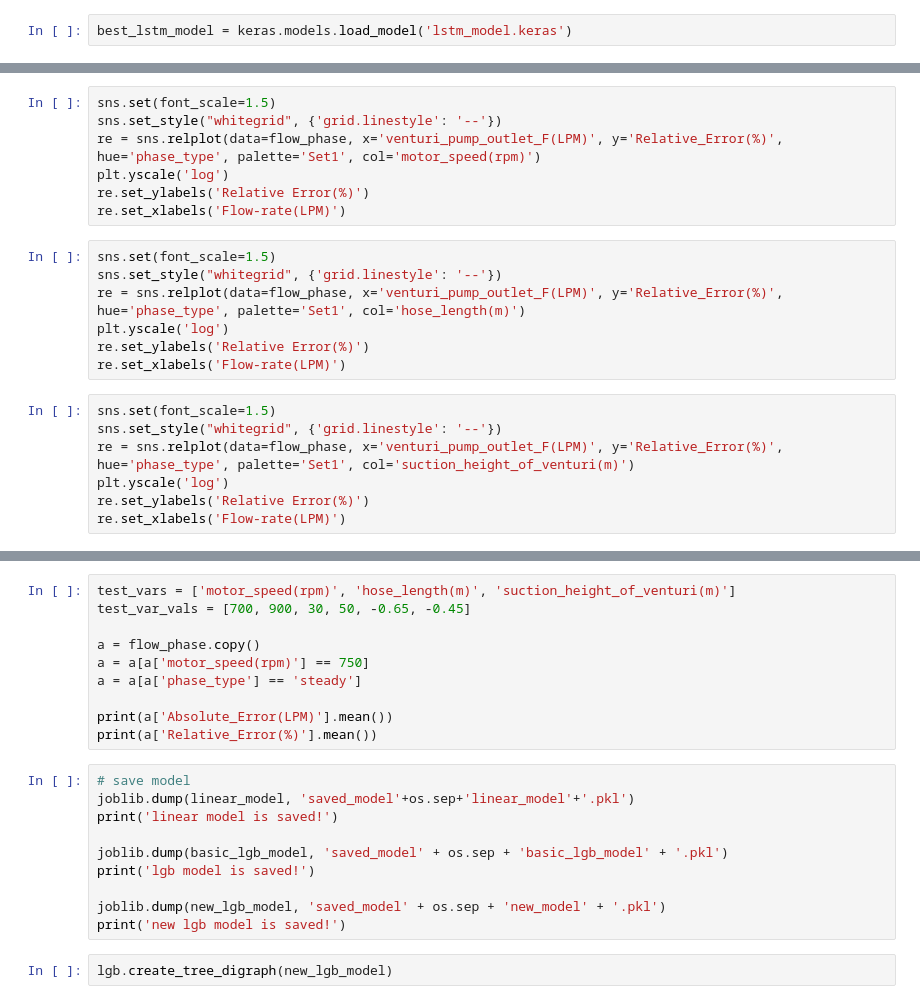
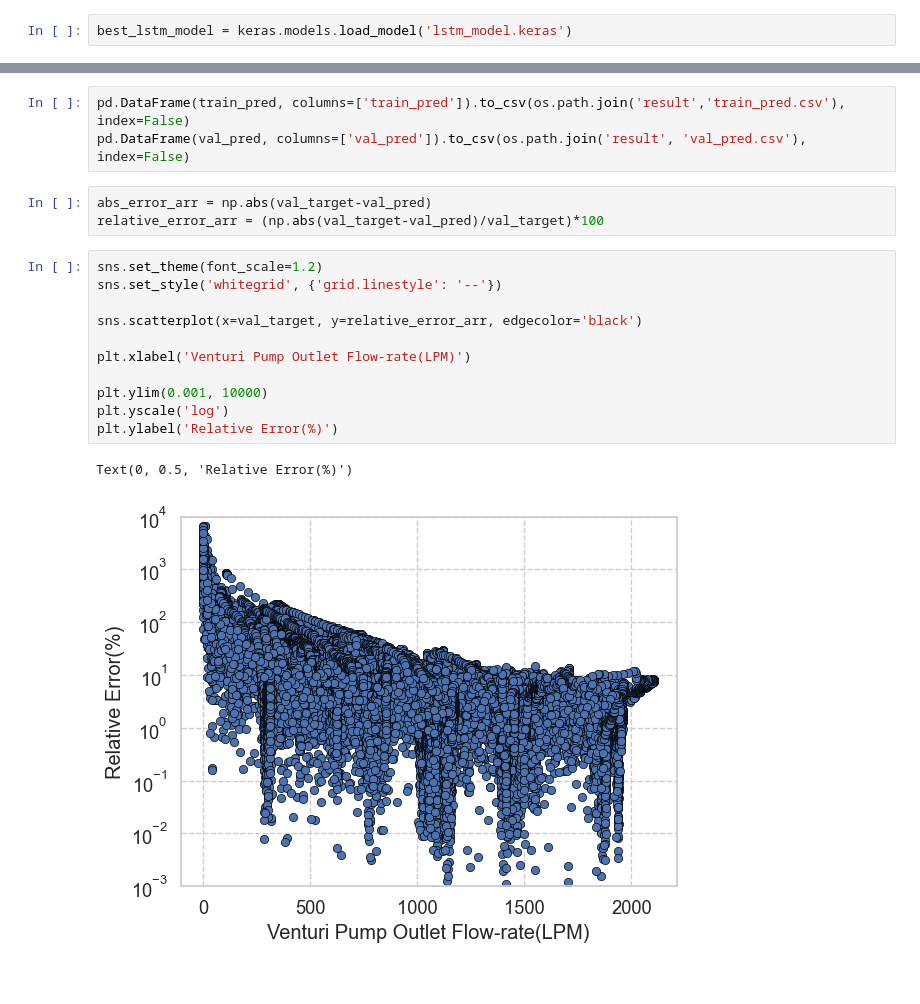
Before and after one commit to jinbeomjeong/estimate_venturi_pump_flow, a Jupyter notebook: create_estmation_flow_model.ipynb, the cells around one changed output, grey strips where cells are left out. Cells and saved outputs as stored; diff of their text form.

```diff
--- a/create_estmation_flow_model.ipynb
+++ b/create_estmation_flow_model.ipynb
@@ -654,21 +319,0 @@ plt.legend(loc='upper right')
-# %%
-sns.set(font_scale=1.5)
-sns.set_style("whitegrid", {'grid.linestyle': '--'})
-re = sns.relplot(data=flow_phase, x='venturi_pump_outlet_F(LPM)', y='Relative_Error(%)', hue='phase_type', palette='Set1', col='motor_speed(rpm)')
-plt.yscale('log')
-re.set_ylabels('Relative Error(%)')
-re.set_xlabels('Flow-rate(LPM)')
-# %%
-sns.set(font_scale=1.5)
-sns.set_style("whitegrid", {'grid.linestyle': '--'})
-re = sns.relplot(data=flow_phase, x='venturi_pump_outlet_F(LPM)', y='Relative_Error(%)', hue='phase_type', palette='Set1', col='hose_length(m)')
-plt.yscale('log')
-re.set_ylabels('Relative Error(%)')
-re.set_xlabels('Flow-rate(LPM)')
-# %%
-sns.set(font_scale=1.5)
-sns.set_style("whitegrid", {'grid.linestyle': '--'})
-re = sns.relplot(data=flow_phase, x='venturi_pump_outlet_F(LPM)', y='Relative_Error(%)', hue='phase_type', palette='Set1', col='suction_height_of_venturi(m)')
-plt.yscale('log')
-re.set_ylabels('Relative Error(%)')
-re.set_xlabels('Flow-rate(LPM)')
@@ -704,22 +320,20 @@ print('')
-# %%
-test_vars = ['motor_speed(rpm)', 'hose_length(m)', 'suction_height_of_venturi(m)']
-test_var_vals = [700, 900, 30, 50, -0.65, -0.45]
-
-a = flow_phase.copy()
-a = a[a['motor_speed(rpm)'] == 750]
-a = a[a['phase_type'] == 'steady']
-
-print(a['Absolute_Error(LPM)'].mean())
-print(a['Relative_Error(%)'].mean())
-# %%
-# save model
-joblib.dump(linear_model, 'saved_model'+os.sep+'linear_model'+'.pkl')
-print('linear model is saved!')
-
-joblib.dump(basic_lgb_model, 'saved_model' + os.sep + 'basic_lgb_model' + '.pkl')
-print('lgb model is saved!')
-
-joblib.dump(new_lgb_model, 'saved_model' + os.sep + 'new_model' + '.pkl')
-print('new lgb model is saved!')
-# %%
-lgb.create_tree_digraph(new_lgb_model)
+# %%
+pd.DataFrame(train_pred, columns=['train_pred']).to_csv(os.path.join('result','train_pred.csv'), index=False)
+pd.DataFrame(val_pred, columns=['val_pred']).to_csv(os.path.join('result', 'val_pred.csv'), index=False)
+# %%
+abs_error_arr = np.abs(val_target-val_pred)
+relative_error_arr = (np.abs(val_target-val_pred)/val_target)*100
+# %%
+sns.set_theme(font_scale=1.2)
+sns.set_style('whitegrid', {'grid.linestyle': '--'})
+
+sns.scatterplot(x=val_target, y=relative_error_arr, edgecolor='black')
+
+plt.xlabel('Venturi Pump Outlet Flow-rate(LPM)')
+
+plt.ylim(0.001, 10000)
+plt.yscale('log')
+plt.ylabel('Relative Error(%)')
+# %% [output]
+Text(0, 0.5, 'Relative Error(%)')
+[figure, added]
```
Also changed, not shown: parts of 74 cells of this notebook, 4 other files.
